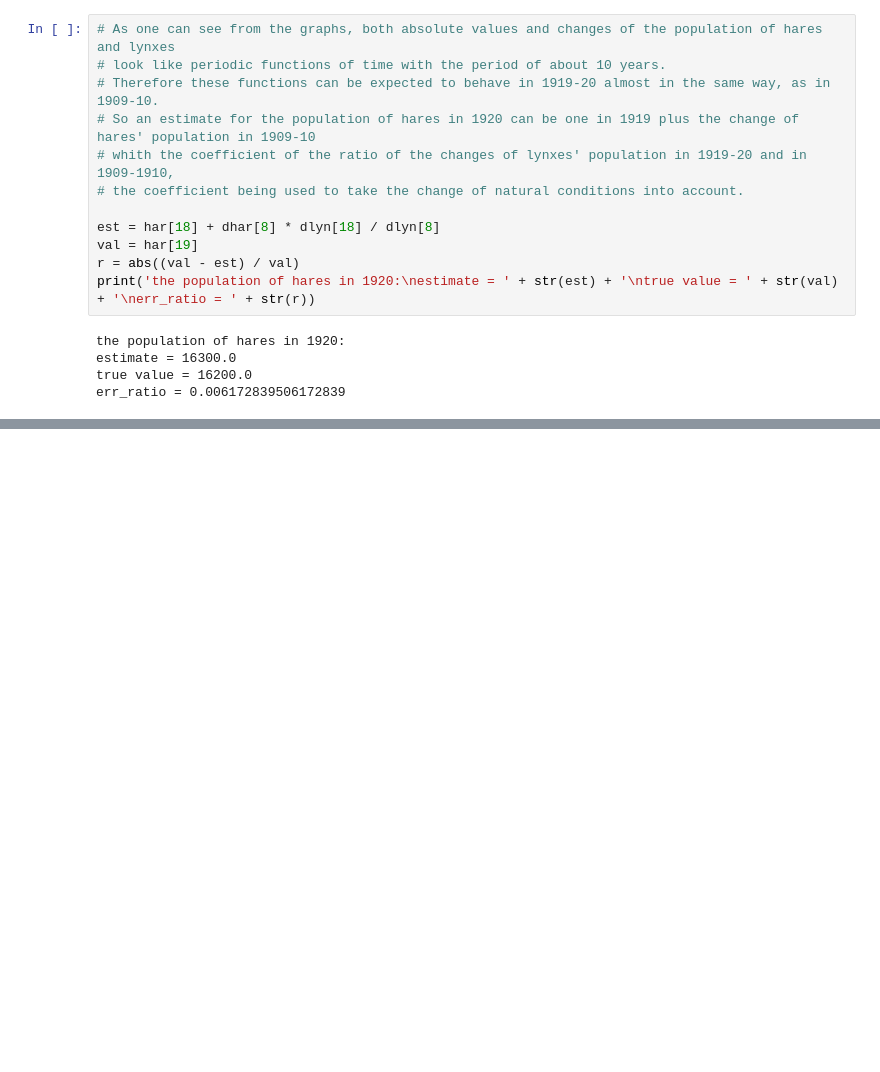
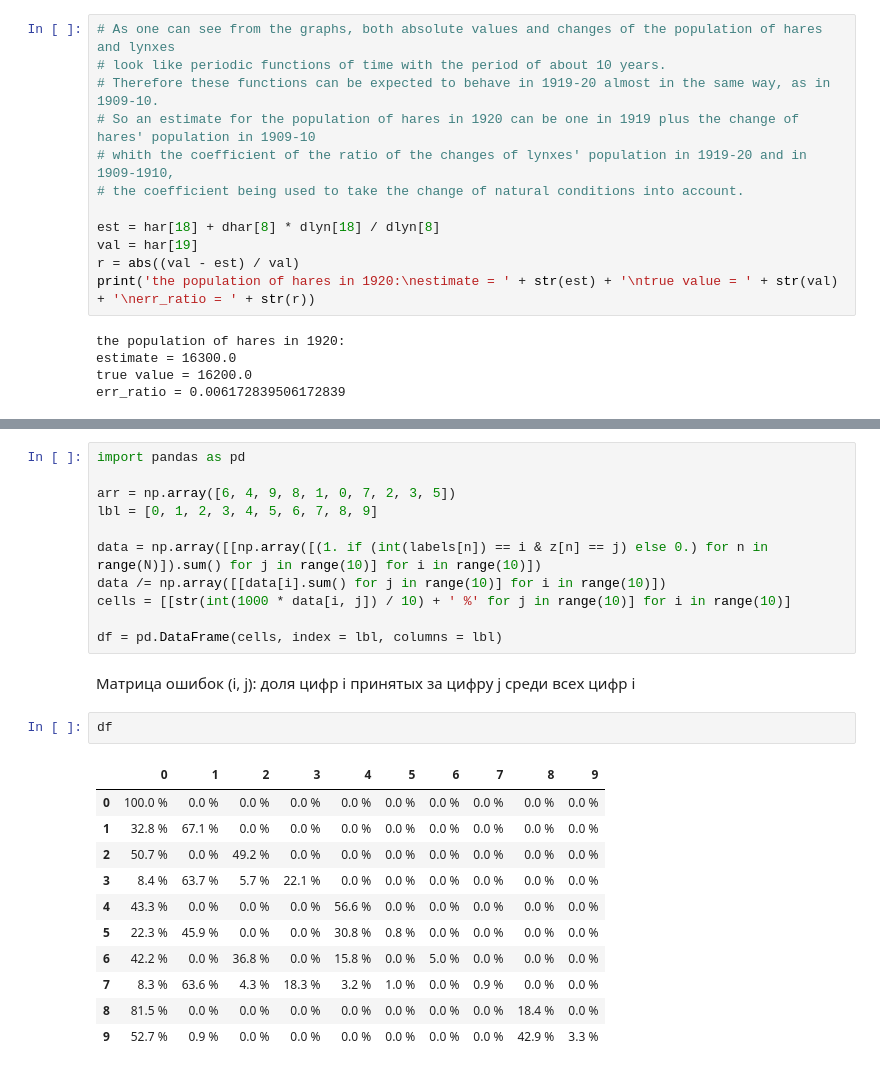
Before and after one commit to PedkoSP/matprac_25, a Jupyter notebook: hometask_3.ipynb, the cells around one changed output, grey strips where cells are left out. Drawn from its saved outputs; the diff is of its cells as text; blank space fills up the shorter version.

```diff
--- a/hometask_3.ipynb
+++ b/hometask_3.ipynb
@@ -147,0 +239,27 @@ err_ratio = 0.006172839506172839
+# %%
+import pandas as pd
+
+arr = np.array([6, 4, 9, 8, 1, 0, 7, 2, 3, 5])
+lbl = [0, 1, 2, 3, 4, 5, 6, 7, 8, 9]
+
+data = np.array([[np.array([(1. if (int(labels[n]) == i & z[n] == j) else 0.) for n in range(N)]).sum() for j in range(10)] for i in range(10)])
+data /= np.array([[data[i].sum() for j in range(10)] for i in range(10)])
+cells = [[str(int(1000 * data[i, j]) / 10) + ' %' for j in range(10)] for i in range(10)]
+
+df = pd.DataFrame(cells, index = lbl, columns = lbl)
+# %% [markdown]
+Матрица ошибок (i, j): доля цифр i принятых за цифру j среди всех цифр i
+# %%
+df
+# %% [output]
+|  | 0 | 1 | 2 | 3 | 4 | 5 | 6 | 7 | 8 | 9 |
+| 0 | 100.0 % | 0.0 % | 0.0 % | 0.0 % | 0.0 % | 0.0 % | 0.0 % | 0.0 % | 0.0 % | 0.0 % |
+| 1 | 32.8 % | 67.1 % | 0.0 % | 0.0 % | 0.0 % | 0.0 % | 0.0 % | 0.0 % | 0.0 % | 0.0 % |
+| 2 | 50.7 % | 0.0 % | 49.2 % | 0.0 % | 0.0 % | 0.0 % | 0.0 % | 0.0 % | 0.0 % | 0.0 % |
+| 3 | 8.4 % | 63.7 % | 5.7 % | 22.1 % | 0.0 % | 0.0 % | 0.0 % | 0.0 % | 0.0 % | 0.0 % |
+| 4 | 43.3 % | 0.0 % | 0.0 % | 0.0 % | 56.6 % | 0.0 % | 0.0 % | 0.0 % | 0.0 % | 0.0 % |
+| 5 | 22.3 % | 45.9 % | 0.0 % | 0.0 % | 30.8 % | 0.8 % | 0.0 % | 0.0 % | 0.0 % | 0.0 % |
+| 6 | 42.2 % | 0.0 % | 36.8 % | 0.0 % | 15.8 % | 0.0 % | 5.0 % | 0.0 % | 0.0 % | 0.0 % |
+| 7 | 8.3 % | 63.6 % | 4.3 % | 18.3 % | 3.2 % | 1.0 % | 0.0 % | 0.9 % | 0.0 % | 0.0 % |
+| 8 | 81.5 % | 0.0 % | 0.0 % | 0.0 % | 0.0 % | 0.0 % | 0.0 % | 0.0 % | 18.4 % | 0.0 % |
+| 9 | 52.7 % | 0.9 % | 0.0 % | 0.0 % | 0.0 % | 0.0 % | 0.0 % | 0.0 % | 42.9 % | 3.3 % |
```
Also changed, not shown: parts of 5 cells of this notebook.
